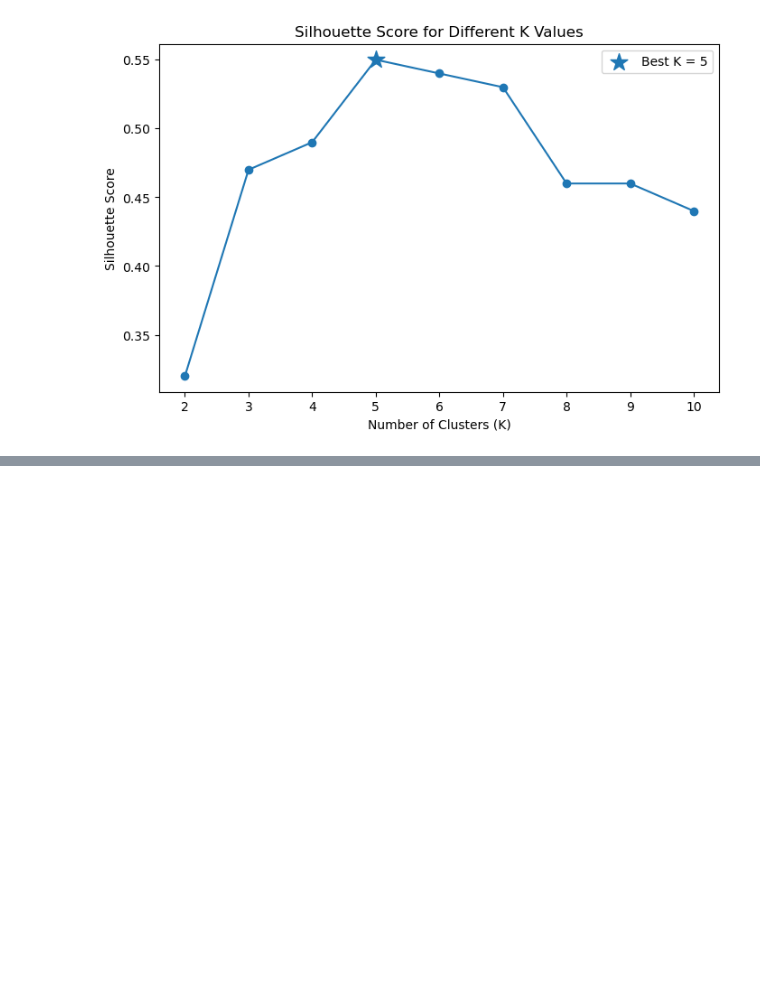
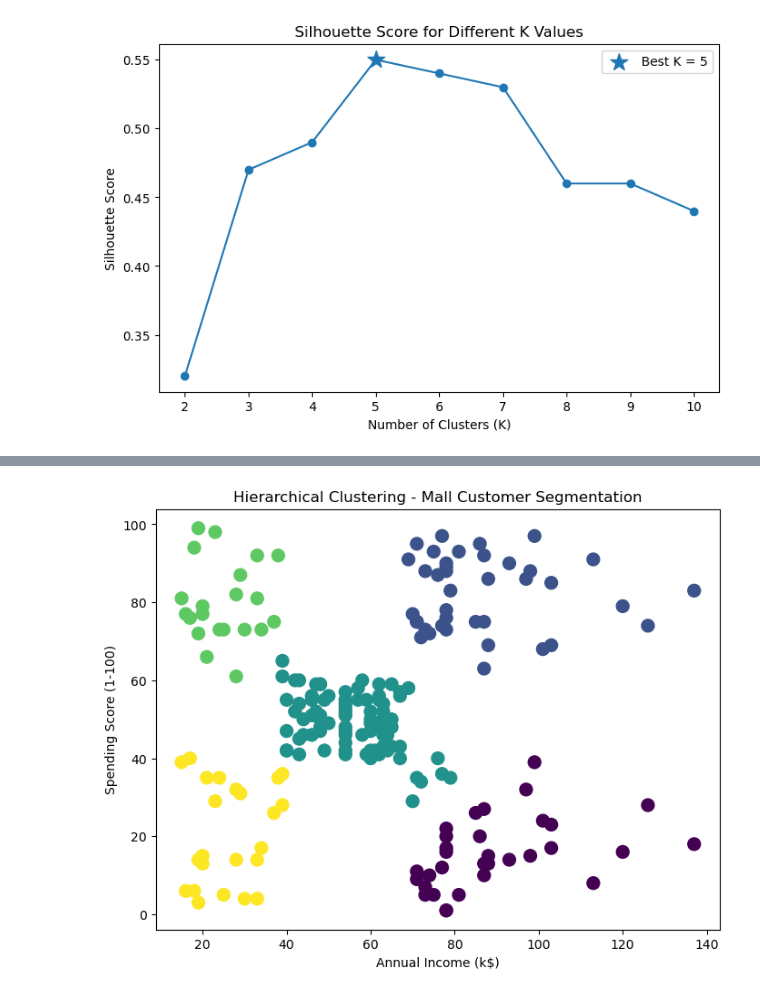
Before and after one commit to MahebobeFayyaz/8.-Clustering-ML, a Jupyter notebook: Clustering.ipynb, the cells around one changed output, grey strips where cells are left out. Saved outputs shown, nothing was run; the diff lists cells and outputs as text; code cells hidden in the pictures; blank space fills up the shorter version.

```diff
--- a/Clustering.ipynb
+++ b/Clustering.ipynb
@@ -298,0 +356,27 @@ plt.show()
+# %%
+hc = AgglomerativeClustering(
+    n_clusters=5,
+    linkage="ward"
+)
+# %%
+labels = hc.fit_predict(X_scaled)
+df["Cluster"] = labels
+plt.figure(figsize=(8,6))
+
+plt.scatter(
+    df["Annual Income (k$)"],
+    df["Spending Score (1-100)"],
+    c=df["Cluster"],
+    s=100
+)
+
+plt.xlabel("Annual Income (k$)")
+plt.ylabel("Spending Score (1-100)")
+
+plt.title(
+    "Hierarchical Clustering - Mall Customer Segmentation"
+)
+
+plt.show()
+# %% [output]
+[figure, added]
```
Also changed, not shown: parts of 4 cells of this notebook, 1 other file.
